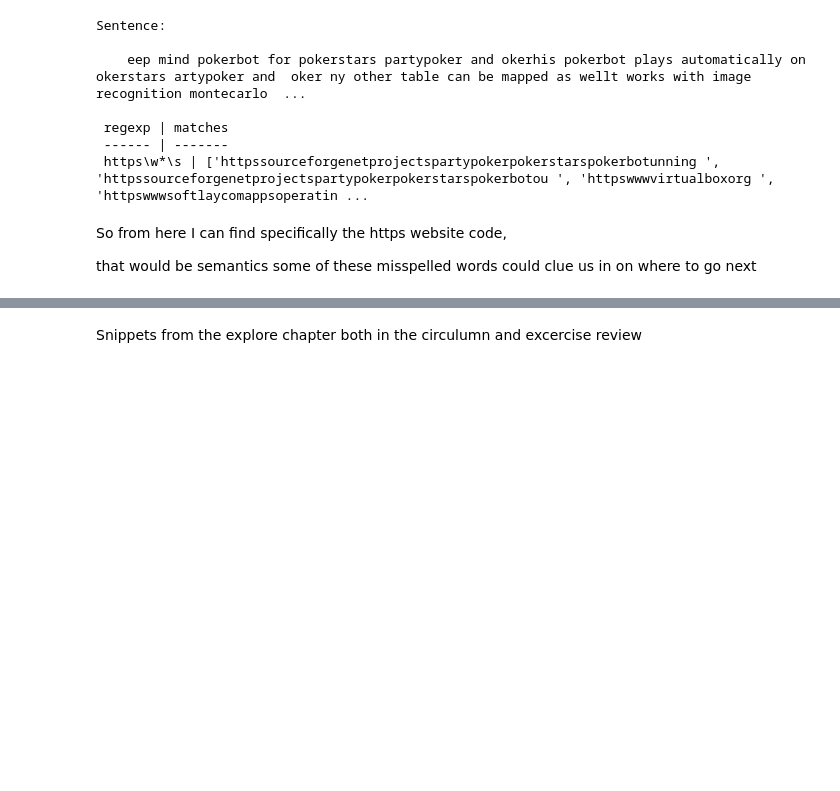
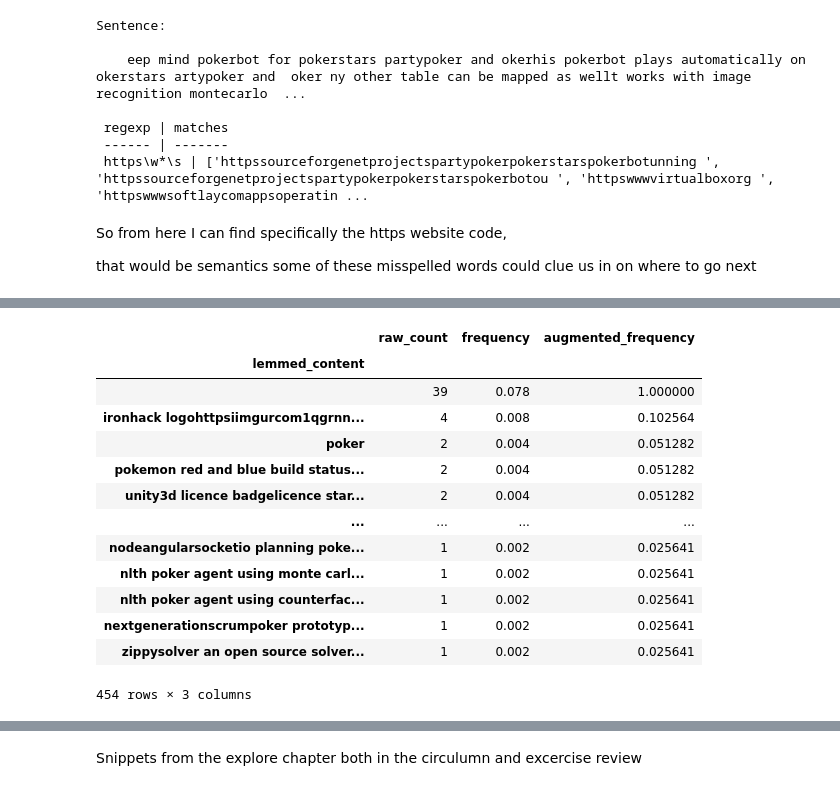
Before and after one commit to Lindsey-Melkozerov-Mitchell/project_repo, a Jupyter notebook: Vfolder/scratch.ipynb, the cells around one changed output, grey strips where cells are left out. Drawn from its saved outputs; the diff is of its cells as text; code cells hidden in the pictures; blank space fills up the shorter version.

```diff
--- a/Vfolder/scratch.ipynb
+++ b/Vfolder/scratch.ipynb
@@ -175,0 +384,3 @@ that would be semantics some of these misspelled words could clue us in on where
+# %%
+new_frame = cleaned_df.lemmed_content.to_frame()
+new_frame
@@ -175,0 +486,29 @@ that would be semantics some of these misspelled words could clue us in on where
+# %%
+# document = 'Mary had a little lamb, a little lamb, a little lamb.'
+
+# # clean up the text
+# document = document.lower().replace(',', '').replace('.', '')
+# # transform into a series
+# words = pd.Series(document.split())
+
+# From the Series we can extract the value_counts, which is our raw count
+# for term frequency. Once we have the raw counts, we can calculate the
+# other measures.
+(pd.DataFrame({'raw_count': new_frame.value_counts()})
+ .assign(frequency=lambda df: df.raw_count / df.raw_count.sum())
+ .assign(augmented_frequency=lambda df: df.frequency / df.frequency.max()))
+# %% [output]
+|  | raw_count | frequency | augmented_frequency |
+| lemmed_content |  |  |  |
+|  | 39 | 0.078 | 1.000000 |
+| ironhack logohttpsiimgurcom1qgrnn... | 4 | 0.008 | 0.102564 |
+| poker | 2 | 0.004 | 0.051282 |
+| pokemon red and blue build status... | 2 | 0.004 | 0.051282 |
+| unity3d licence badgelicence star... | 2 | 0.004 | 0.051282 |
+| ... | ... | ... | ... |
+| nodeangularsocketio planning poke... | 1 | 0.002 | 0.025641 |
+| nlth poker agent using monte carl... | 1 | 0.002 | 0.025641 |
+| nlth poker agent using counterfac... | 1 | 0.002 | 0.025641 |
+| nextgenerationscrumpoker prototyp... | 1 | 0.002 | 0.025641 |
+| zippysolver an open source solver... | 1 | 0.002 | 0.025641 |
+454 rows × 3 columns
```
Also changed, not shown: parts of 43 cells of this notebook, 2 other files.
